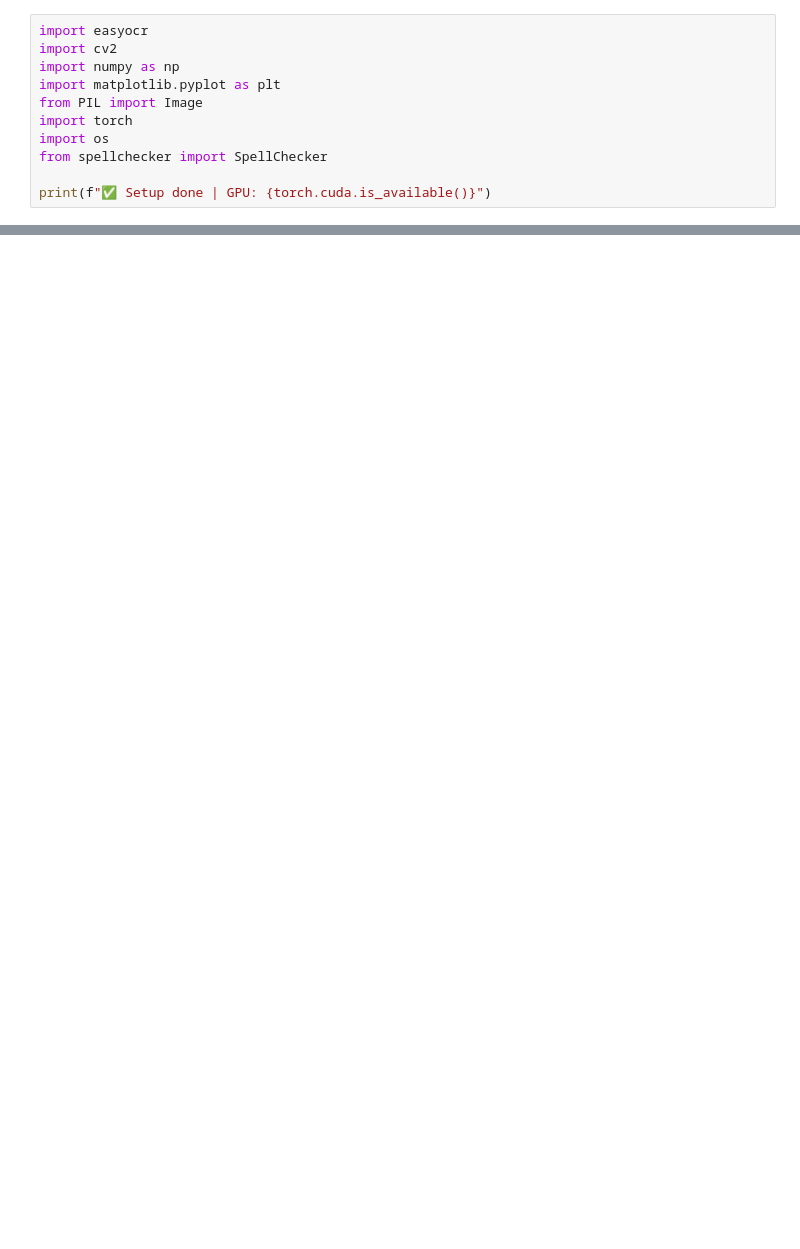
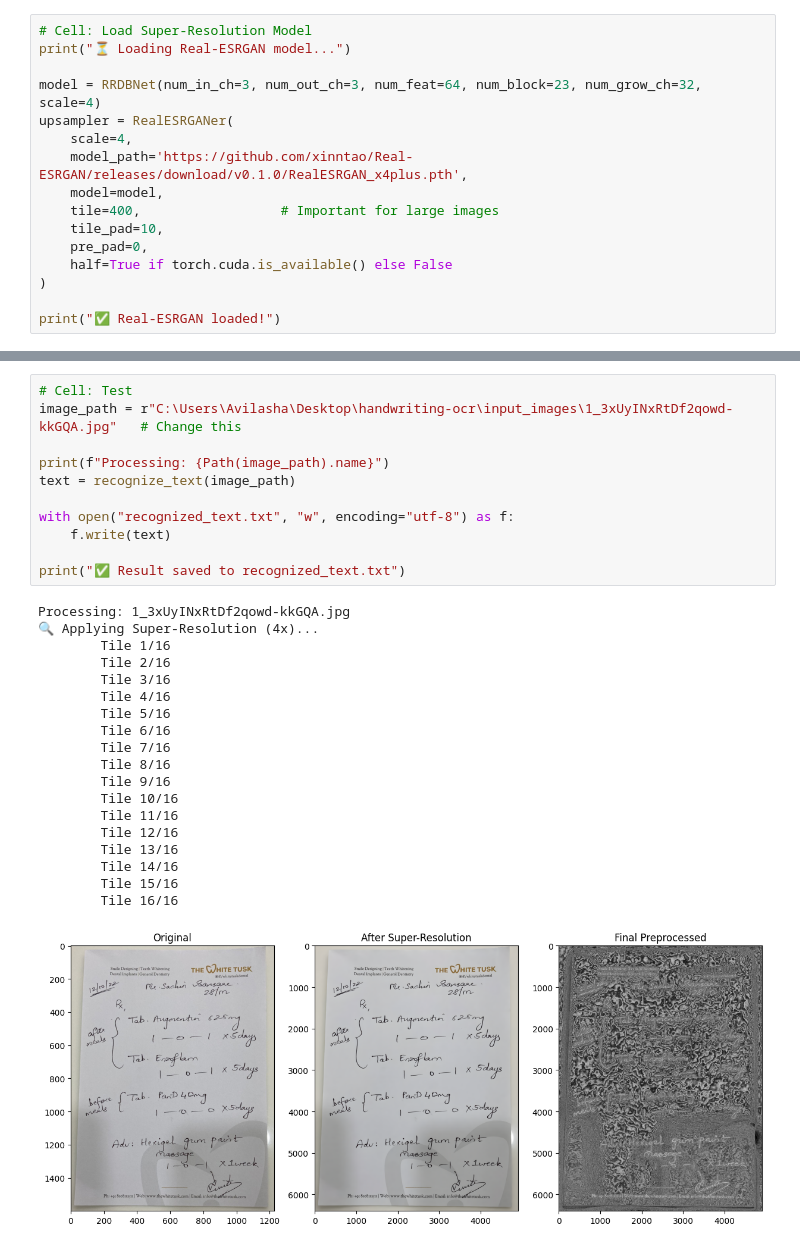
Before and after one commit to AvilashaGoswami1103/handwriting-ocr, a Jupyter notebook: 03_handwriting_recognition_new.ipynb, the cells around one changed output, grey strips where cells are left out. Cells and saved outputs as stored; diff of their text form; blank space fills up the shorter version.

Commit message:
Included ESRGAN with EasyOCR

```diff
--- a/03_handwriting_recognition_new.ipynb
+++ b/03_handwriting_recognition_new.ipynb
@@ -14,12 +40,17 @@ Note: you may need to restart the kernel to use updated packages.
 # %%
-import easyocr
-import cv2
-import numpy as np
-import matplotlib.pyplot as plt
-from PIL import Image
-import torch
-import os
-from spellchecker import SpellChecker
+# Cell: Load Super-Resolution Model
+print("⏳ Loading Real-ESRGAN model...")
 
-print(f"✅ Setup done | GPU: {torch.cuda.is_available()}")
+model = RRDBNet(num_in_ch=3, num_out_ch=3, num_feat=64, num_block=23, num_grow_ch=32, scale=4)
+upsampler = RealESRGANer(
+    scale=4,
+    model_path='https://github.com/xinntao/Real-ESRGAN/releases/download/v0.1.0/RealESRGAN_x4plus.pth',
+    model=model,
+    tile=400,                  # Important for large images
+    tile_pad=10,
+    pre_pad=0,
+    half=True if torch.cuda.is_available() else False
+)
+
+print("✅ Real-ESRGAN loaded!")
 # %% [output]
@@ -157,0 +137,31 @@ You can open the file to see the full output.
+# %%
+# Cell: Test
+image_path = r"C:\Users\Avilasha\Desktop\handwriting-ocr\input_images\1_3xUyINxRtDf2qowd-kkGQA.jpg"   # Change this
+
+print(f"Processing: {Path(image_path).name}")
+text = recognize_text(image_path)
+
+with open("recognized_text.txt", "w", encoding="utf-8") as f:
+    f.write(text)
+
+print("✅ Result saved to recognized_text.txt")
+# %% [output]
+Processing: 1_3xUyINxRtDf2qowd-kkGQA.jpg
+🔍 Applying Super-Resolution (4x)...
+        Tile 1/16
+        Tile 2/16
+        Tile 3/16
+        Tile 4/16
+        Tile 5/16
+        Tile 6/16
+        Tile 7/16
+        Tile 8/16
+        Tile 9/16
+        Tile 10/16
+        Tile 11/16
+        Tile 12/16
+        Tile 13/16
+        Tile 14/16
+        Tile 15/16
+        Tile 16/16
+[figure, added]
```
Also changed, not shown: parts of 10 cells of this notebook, 2 other files.
